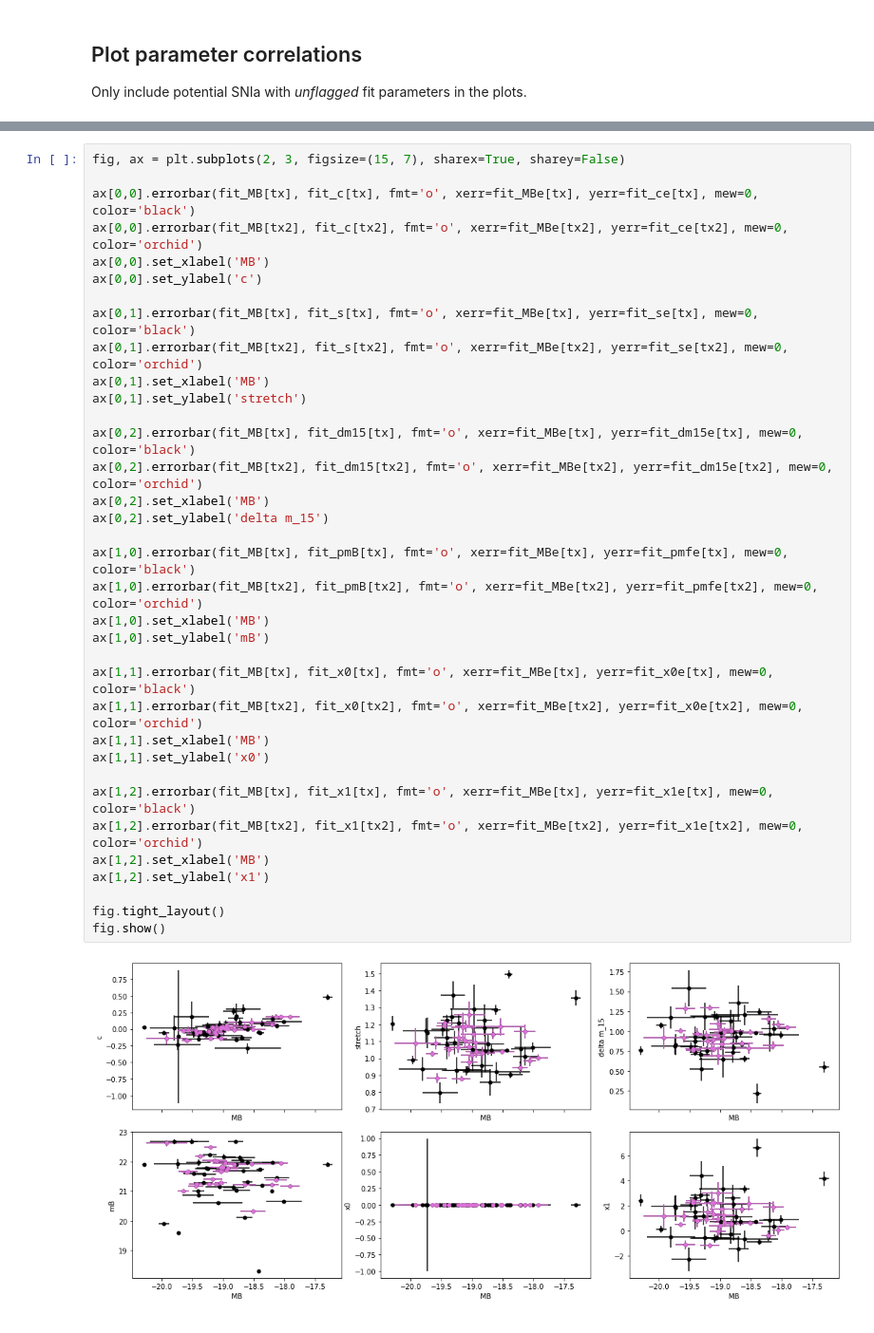
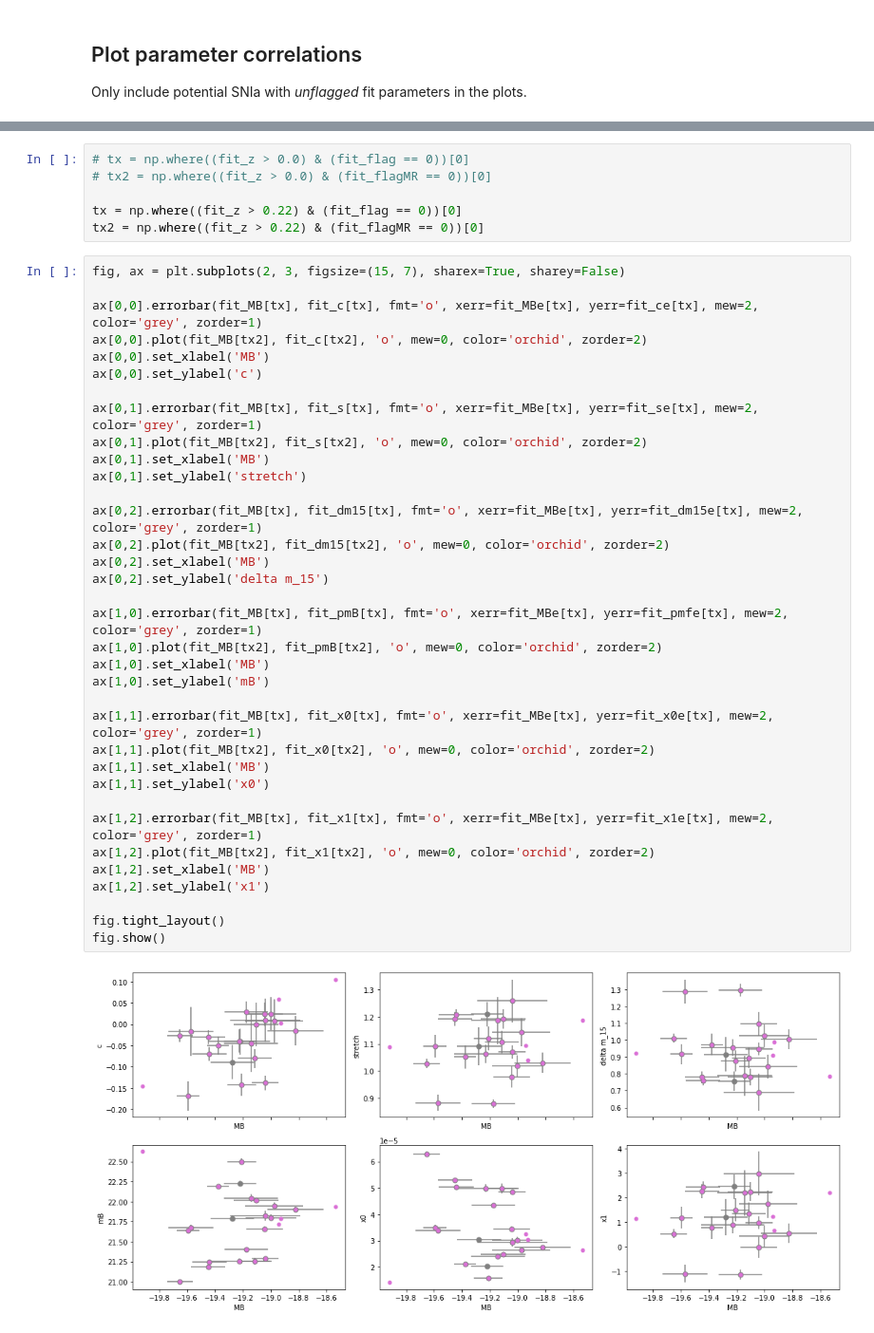
Before and after one commit to MelissaGraham/decam_ddf_tools, a Jupyter notebook: transients_science/SNIa/4_analyze_potential_snia_sncosmo.ipynb, the cells around one changed output, grey strips where cells are left out. Shown at 95% size. Drawn from its saved outputs; the diff is of its cells as text.

```diff
--- a/transients_science/SNIa/4_analyze_potential_snia_sncosmo.ipynb
+++ b/transients_science/SNIa/4_analyze_potential_snia_sncosmo.ipynb
@@ -367,40 +411,46 @@ We aren't seeing it super clearly here though....
+# %%
+# tx = np.where((fit_z > 0.0) & (fit_flag == 0))[0]
+# tx2 = np.where((fit_z > 0.0) & (fit_flagMR == 0))[0]
+
+tx = np.where((fit_z > 0.22) & (fit_flag == 0))[0]
+tx2 = np.where((fit_z > 0.22) & (fit_flagMR == 0))[0]
 # %%
 fig, ax = plt.subplots(2, 3, figsize=(15, 7), sharex=True, sharey=False)
 
-ax[0,0].errorbar(fit_MB[tx], fit_c[tx], fmt='o', xerr=fit_MBe[tx], yerr=fit_ce[tx], mew=0, color='black')
-ax[0,0].errorbar(fit_MB[tx2], fit_c[tx2], fmt='o', xerr=fit_MBe[tx2], yerr=fit_ce[tx2], mew=0, color='orchid')
+ax[0,0].errorbar(fit_MB[tx], fit_c[tx], fmt='o', xerr=fit_MBe[tx], yerr=fit_ce[tx], mew=2, color='grey', zorder=1)
+ax[0,0].plot(fit_MB[tx2], fit_c[tx2], 'o', mew=0, color='orchid', zorder=2)
 ax[0,0].set_xlabel('MB')
 ax[0,0].set_ylabel('c')
 
-ax[0,1].errorbar(fit_MB[tx], fit_s[tx], fmt='o', xerr=fit_MBe[tx], yerr=fit_se[tx], mew=0, color='black')
-ax[0,1].errorbar(fit_MB[tx2], fit_s[tx2], fmt='o', xerr=fit_MBe[tx2], yerr=fit_se[tx2], mew=0, color='orchid')
+ax[0,1].errorbar(fit_MB[tx], fit_s[tx], fmt='o', xerr=fit_MBe[tx], yerr=fit_se[tx], mew=2, color='grey', zorder=1)
+ax[0,1].plot(fit_MB[tx2], fit_s[tx2], 'o', mew=0, color='orchid', zorder=2)
 ax[0,1].set_xlabel('MB')
 ax[0,1].set_ylabel('stretch')
 
-ax[0,2].errorbar(fit_MB[tx], fit_dm15[tx], fmt='o', xerr=fit_MBe[tx], yerr=fit_dm15e[tx], mew=0, color='black')
-ax[0,2].errorbar(fit_MB[tx2], fit_dm15[tx2], fmt='o', xerr=fit_MBe[tx2], yerr=fit_dm15e[tx2], mew=0, color='orchid')
+ax[0,2].errorbar(fit_MB[tx], fit_dm15[tx], fmt='o', xerr=fit_MBe[tx], yerr=fit_dm15e[tx], mew=2, color='grey', zorder=1)
+ax[0,2].plot(fit_MB[tx2], fit_dm15[tx2], 'o', mew=0, color='orchid', zorder=2)
 ax[0,2].set_xlabel('MB')
 ax[0,2].set_ylabel('delta m_15')
 
-ax[1,0].errorbar(fit_MB[tx], fit_pmB[tx], fmt='o', xerr=fit_MBe[tx], yerr=fit_pmfe[tx], mew=0, color='black')
-ax[1,0].errorbar(fit_MB[tx2], fit_pmB[tx2], fmt='o', xerr=fit_MBe[tx2], yerr=fit_pmfe[tx2], mew=0, color='orchid')
+ax[1,0].errorbar(fit_MB[tx], fit_pmB[tx], fmt='o', xerr=fit_MBe[tx], yerr=fit_pmfe[tx], mew=2, color='grey', zorder=1)
+ax[1,0].plot(fit_MB[tx2], fit_pmB[tx2], 'o', mew=0, color='orchid', zorder=2)
 ax[1,0].set_xlabel('MB')
 ax[1,0].set_ylabel('mB')
 
-ax[1,1].errorbar(fit_MB[tx], fit_x0[tx], fmt='o', xerr=fit_MBe[tx], yerr=fit_x0e[tx], mew=0, color='black')
-ax[1,1].errorbar(fit_MB[tx2], fit_x0[tx2], fmt='o', xerr=fit_MBe[tx2], yerr=fit_x0e[tx2], mew=0, color='orchid')
+ax[1,1].errorbar(fit_MB[tx], fit_x0[tx], fmt='o', xerr=fit_MBe[tx], yerr=fit_x0e[tx], mew=2, color='grey', zorder=1)
+ax[1,1].plot(fit_MB[tx2], fit_x0[tx2], 'o', mew=0, color='orchid', zorder=2)
 ax[1,1].set_xlabel('MB')
 ax[1,1].set_ylabel('x0')
 
-ax[1,2].errorbar(fit_MB[tx], fit_x1[tx], fmt='o', xerr=fit_MBe[tx], yerr=fit_x1e[tx], mew=0, color='black')
-ax[1,2].errorbar(fit_MB[tx2], fit_x1[tx2], fmt='o', xerr=fit_MBe[tx2], yerr=fit_x1e[tx2], mew=0, color='orchid')
+ax[1,2].errorbar(fit_MB[tx], fit_x1[tx], fmt='o', xerr=fit_MBe[tx], yerr=fit_x1e[tx], mew=2, color='grey', zorder=1)
+ax[1,2].plot(fit_MB[tx2], fit_x1[tx2], 'o', mew=0, color='orchid', zorder=2)
 ax[1,2].set_xlabel('MB')
 ax[1,2].set_ylabel('x1')
 
 fig.tight_layout()
 fig.show()
 # %% [output]
-[figure, old version]
+[figure, new version]
 # %% [markdown]
 As described above, _"when $c < 0$, the fit SNIa is bluer than a typical SNIa"_.
 
```
Also changed, not shown: parts of 16 cells of this notebook, 5 other files.
